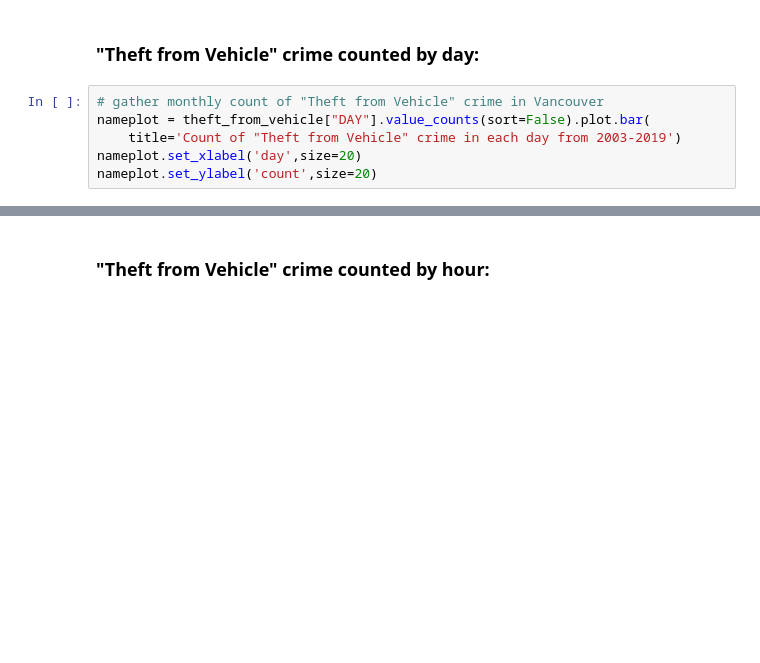
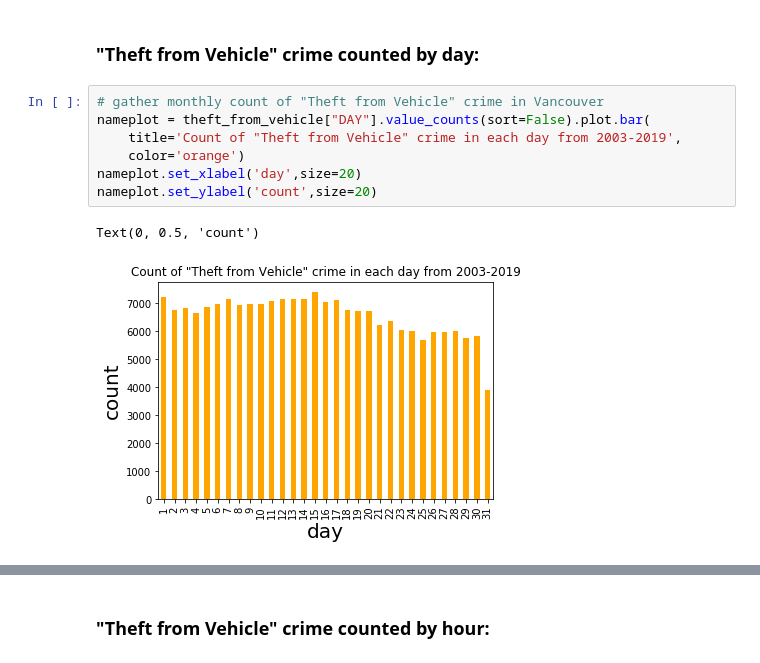
Before and after one commit to KangboLu/Exploratory-Analysis-of-Vancouver-Crimes, a Jupyter notebook: Exploratory Analysis of Vancouver Crime Data.ipynb, the cells around one changed output, grey strips where cells are left out. Saved outputs shown, nothing was run; the diff lists cells and outputs as text; blank space fills up the shorter version.

```diff
--- a/Exploratory Analysis of Vancouver Crime Data.ipynb
+++ b/Exploratory Analysis of Vancouver Crime Data.ipynb
@@ -111,8 +172,12 @@ nameplot.set_ylabel('count',size=20)
 # %%
 # gather monthly count of "Theft from Vehicle" crime in Vancouver
 nameplot = theft_from_vehicle["DAY"].value_counts(sort=False).plot.bar(
-    title='Count of "Theft from Vehicle" crime in each day from 2003-2019')
+    title='Count of "Theft from Vehicle" crime in each day from 2003-2019',
+    color='orange')
 nameplot.set_xlabel('day',size=20)
 nameplot.set_ylabel('count',size=20)
+# %% [output]
+Text(0, 0.5, 'count')
+[figure, added]
 # %% [markdown]
 ### The bar chart shows similar observations comparing to the count by month except there exists a trend of decreasing number of recorded crime from the 1st day of a month to the end of a month.
```
Also changed, not shown: parts of 56 cells of this notebook.
